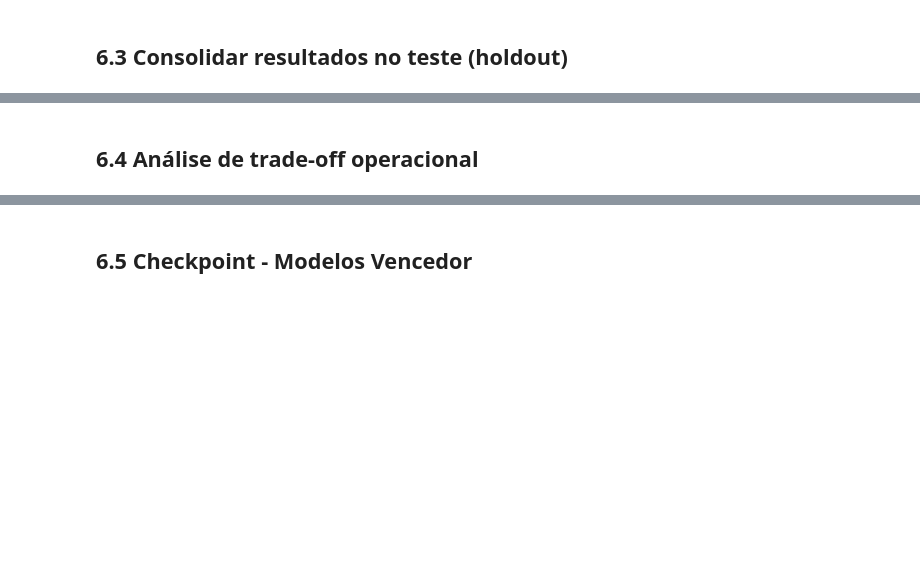
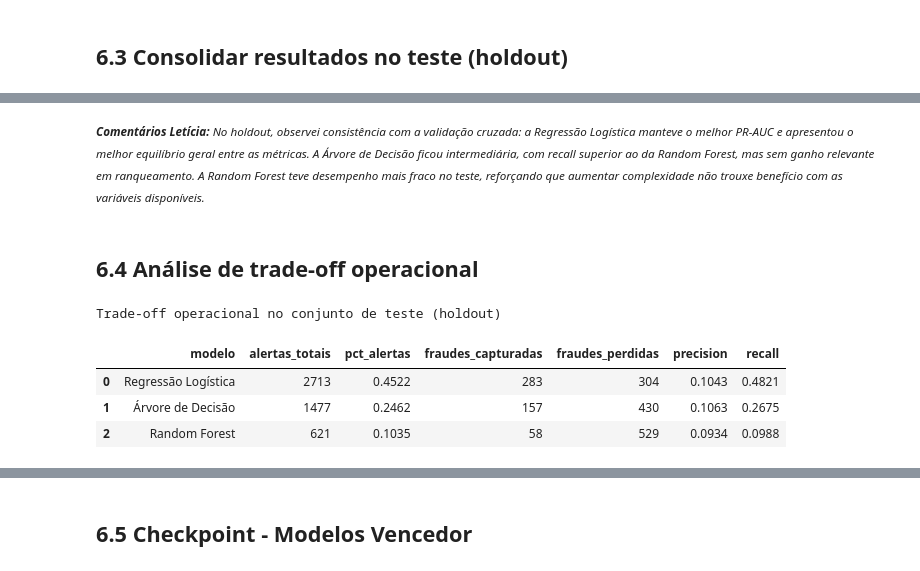
Before and after one commit to lpdata/fraude_bilhetagem, a Jupyter notebook: notebooks/03_modelagem.ipynb, the cells around one changed output, grey strips where cells are left out. Drawn from its saved outputs; the diff is of its cells as text; code cells hidden in the pictures; blank space fills up the shorter version.

```diff
--- a/notebooks/03_modelagem.ipynb
+++ b/notebooks/03_modelagem.ipynb
@@ -2046,2 +2291,34 @@ Importâncias das features extraídas com sucesso — Random Forest
+# %% [markdown]
+<small>***Comentários Letícia:** No holdout, observei consistência com a validação cruzada: a Regressão Logística manteve o melhor PR-AUC e apresentou o melhor equilíbrio geral entre as métricas. A Árvore de Decisão ficou intermediária, com recall superior ao da Random Forest, mas sem ganho relevante em ranqueamento. A Random Forest teve desempenho mais fraco no teste, reforçando que aumentar complexidade não trouxe benefício com as variáveis disponíveis.*</small>
 # %% [markdown]
 ## 6.4 Análise de trade-off operacional
+# %%
+def tradeoff_operacional(y_true, y_pred, model_name):
+    tn, fp, fn, tp = confusion_matrix(y_true, y_pred).ravel()
+
+    return {
+        "modelo": model_name,
+        "alertas_totais": fp + tp,
+        "pct_alertas": (fp + tp) / len(y_true),
+        "fraudes_capturadas": tp,
+        "fraudes_perdidas": fn,
+        "precision": tp / (tp + fp) if (tp + fp) > 0 else 0,
+        "recall": tp / (tp + fn) if (tp + fn) > 0 else 0,
+    }
+
+tradeoff_results = pd.DataFrame([
+    tradeoff_operacional(y_test, y_test_pred_logreg, "Regressão Logística"),
+    tradeoff_operacional(y_test, y_test_pred_tree, "Árvore de Decisão"),
+    tradeoff_operacional(y_test, y_test_pred_rf, "Random Forest"),
+])
+
+tradeoff_results = tradeoff_results.round(4)
+
+print("Trade-off operacional no conjunto de teste (holdout)")
+display(tradeoff_results)
+# %% [output]
+Trade-off operacional no conjunto de teste (holdout)
+|  | modelo | alertas_totais | pct_alertas | fraudes_capturadas | fraudes_perdidas | precision | recall |
+| 0 | Regressão Logística | 2713 | 0.4522 | 283 | 304 | 0.1043 | 0.4821 |
+| 1 | Árvore de Decisão | 1477 | 0.2462 | 157 | 430 | 0.1063 | 0.2675 |
+| 2 | Random Forest | 621 | 0.1035 | 58 | 529 | 0.0934 | 0.0988 |
```
Also changed, not shown: parts of 17 cells of this notebook.
